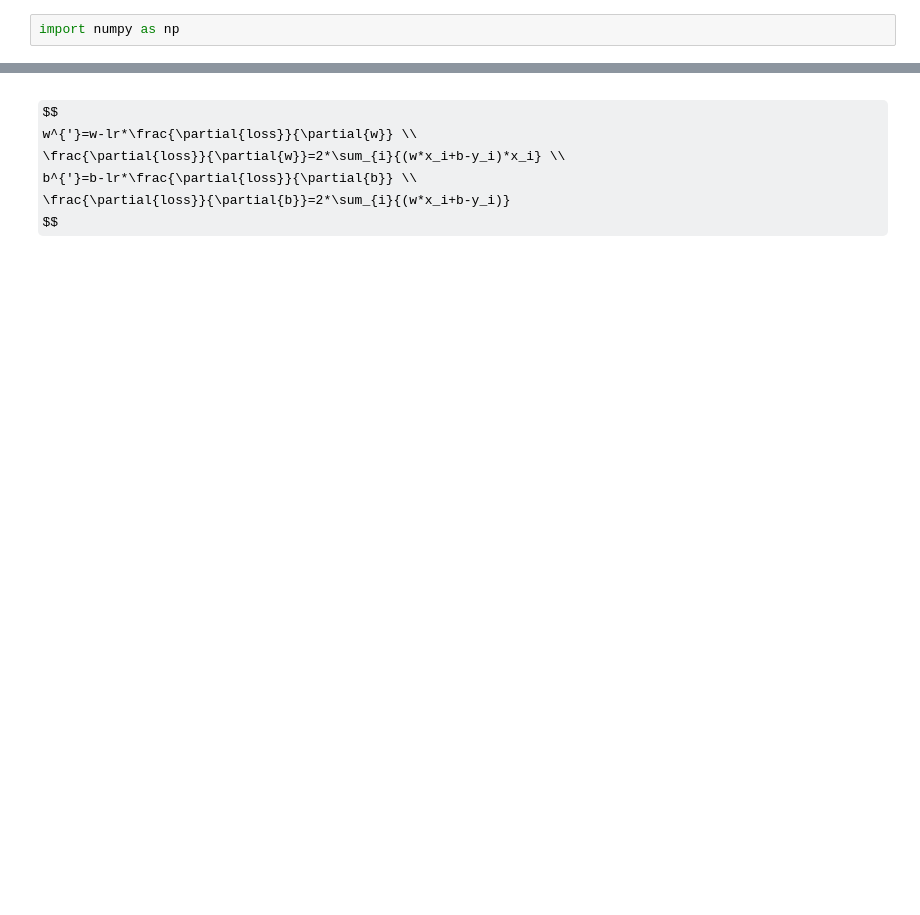
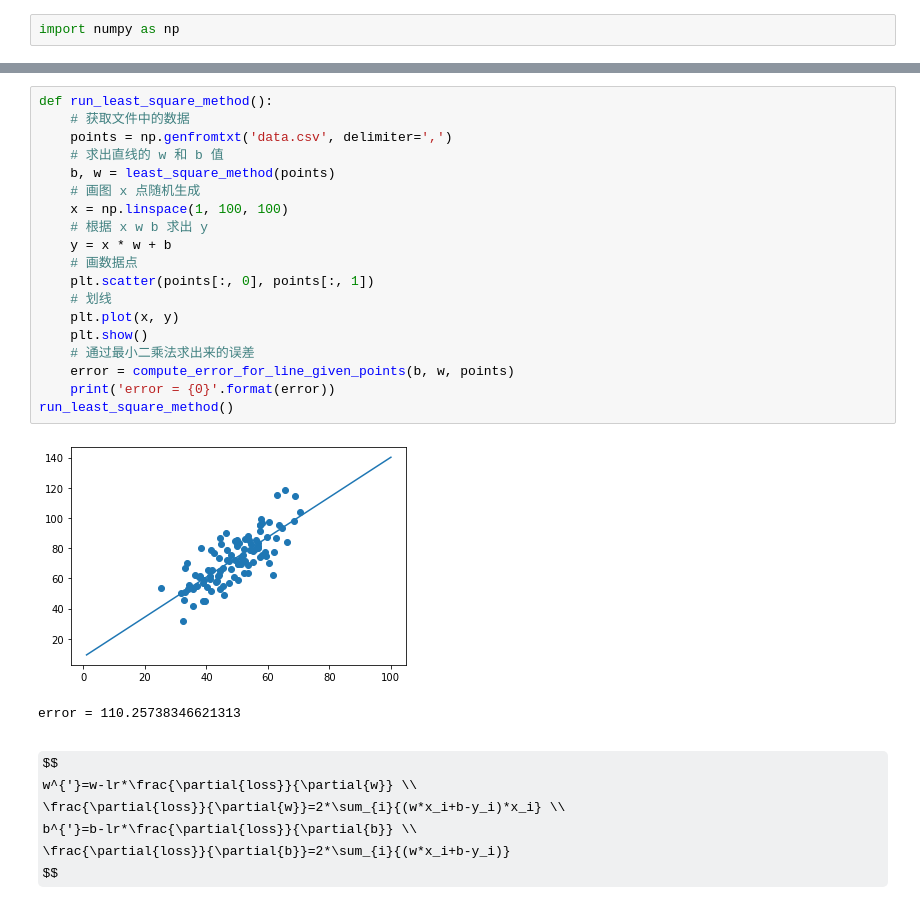
Before and after one commit to ncdhz/deep-learning, a Jupyter notebook: linear-regression/linear_regression.ipynb, the cells around one changed output, grey strips where cells are left out. Cells and saved outputs as stored; diff of their text form; some formulas as TeX source; blank space fills up the shorter version.

```diff
--- a/linear-regression/linear_regression.ipynb
+++ b/linear-regression/linear_regression.ipynb
@@ -14,3 +74,25 @@ def compute_error_for_line_given_points(b, w, points):
+# %%
+def run_least_square_method():
+    # 获取文件中的数据
+    points = np.genfromtxt('data.csv', delimiter=',')
+    # 求出直线的 w 和 b 值
+    b, w = least_square_method(points)
+    # 画图 x 点随机生成
+    x = np.linspace(1, 100, 100)
+    # 根据 x w b 求出 y
+    y = x * w + b
+    # 画数据点
+    plt.scatter(points[:, 0], points[:, 1])
+    # 划线
+    plt.plot(x, y)
+    plt.show()
+    # 通过最小二乘法求出来的误差
+    error = compute_error_for_line_given_points(b, w, points)
+    print('error = {0}'.format(error))
+run_least_square_method()
+# %% [output]
+[figure, added]
+error = 110.25738346621313
 # %% [markdown]
 $$
 w^{'}=w-lr*\frac{\partial{loss}}{\partial{w}} \\
```
Also changed, not shown: parts of 10 cells of this notebook, 2 other files.
